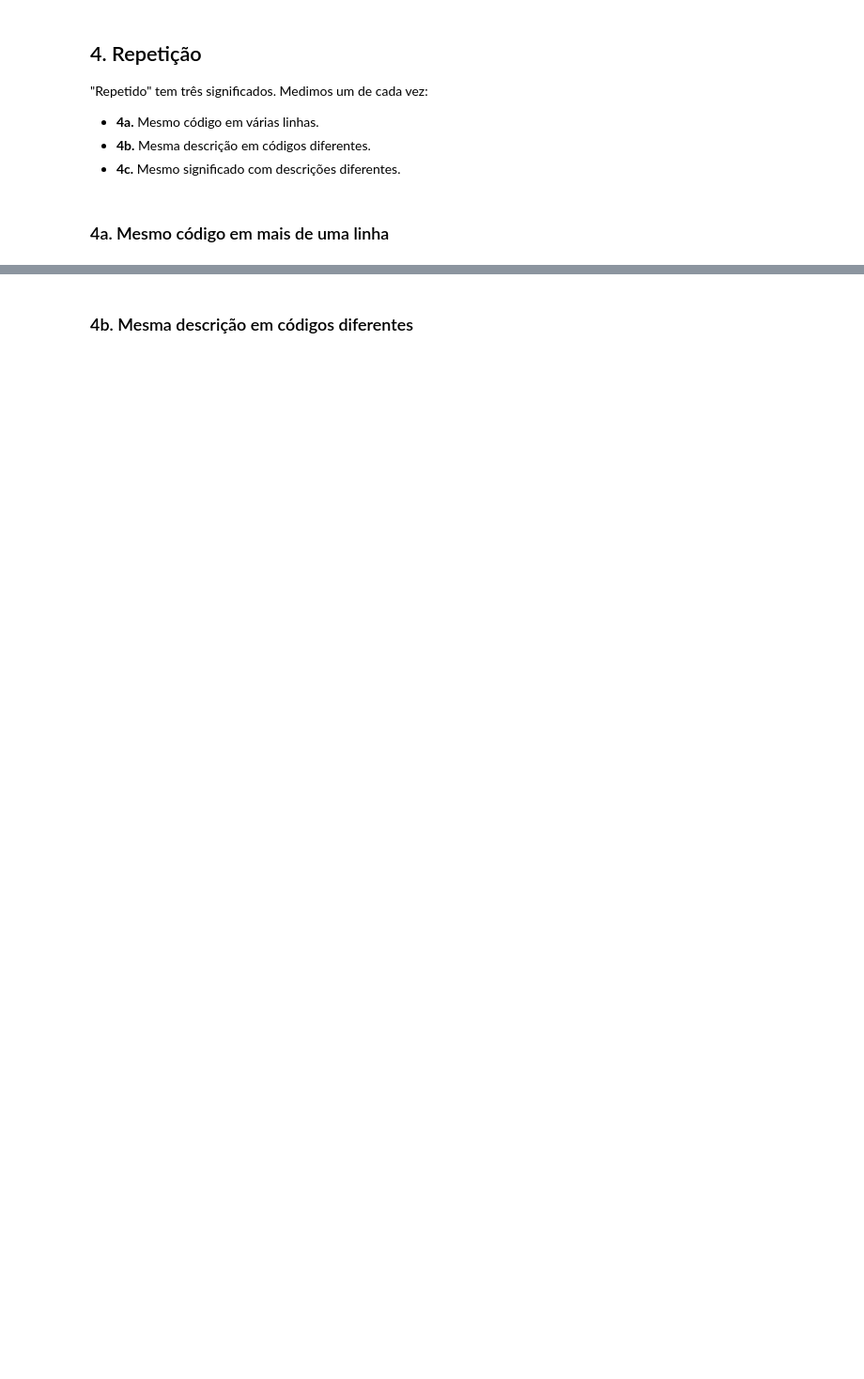
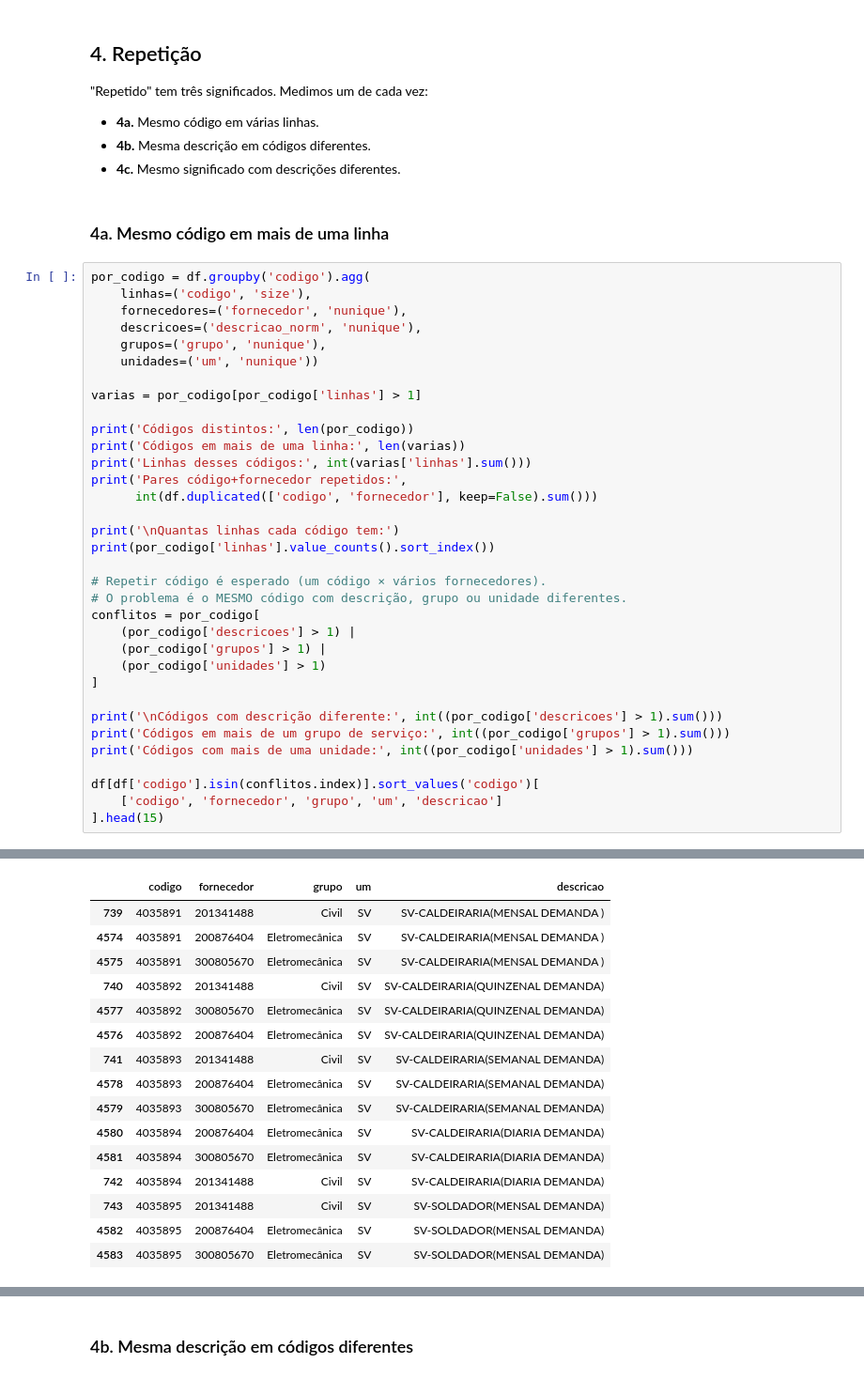
Before and after one commit to rouxstuff/desafio_gc, a Jupyter notebook: diagnostico_gerdau .ipynb, the cells around one changed output, grey strips where cells are left out. Shown at 94% size. Drawn from its saved outputs; the diff is of its cells as text; blank space fills up the shorter version.

```diff
--- a/diagnostico_gerdau .ipynb
+++ b/diagnostico_gerdau .ipynb
@@ -453,3 +609,38 @@ display(grupos.head(30))
 - **4c.** Mesmo significado com descrições diferentes.
 # %% [markdown]
 ### 4a. Mesmo código em mais de uma linha
+# %%
+por_codigo = df.groupby('codigo').agg(
+    linhas=('codigo', 'size'),
+    fornecedores=('fornecedor', 'nunique'),
+    descricoes=('descricao_norm', 'nunique'),
+    grupos=('grupo', 'nunique'),
+    unidades=('um', 'nunique'))
+
+varias = por_codigo[por_codigo['linhas'] > 1]
+
+print('Códigos distintos:', len(por_codigo))
+print('Códigos em mais de uma linha:', len(varias))
+print('Linhas desses códigos:', int(varias['linhas'].sum()))
+print('Pares código+fornecedor repetidos:',
+      int(df.duplicated(['codigo', 'fornecedor'], keep=False).sum()))
+
+print('\nQuantas linhas cada código tem:')
+print(por_codigo['linhas'].value_counts().sort_index())
+
+# Repetir código é esperado (um código × vários fornecedores).
+# O problema é o MESMO código com descrição, grupo ou unidade diferentes.
+conflitos = por_codigo[
+    (por_codigo['descricoes'] > 1) |
+    (por_codigo['grupos'] > 1) |
+    (por_codigo['unidades'] > 1)
+]
+
+print('\nCódigos com descrição diferente:', int((por_codigo['descricoes'] > 1).sum()))
+print('Códigos em mais de um grupo de serviço:', int((por_codigo['grupos'] > 1).sum()))
+print('Códigos com mais de uma unidade:', int((por_codigo['unidades'] > 1).sum()))
+
+df[df['codigo'].isin(conflitos.index)].sort_values('codigo')[
+    ['codigo', 'fornecedor', 'grupo', 'um', 'descricao']
+].head(15)
+# %% [output]
@@ -455,0 +665,16 @@ display(grupos.head(30))
+|  | codigo | fornecedor | grupo | um | descricao |
+| 739 | 4035891 | 201341488 | Civil | SV | SV-CALDEIRARIA(MENSAL DEMANDA ) |
+| 4574 | 4035891 | 200876404 | Eletromecânica | SV | SV-CALDEIRARIA(MENSAL DEMANDA ) |
+| 4575 | 4035891 | 300805670 | Eletromecânica | SV | SV-CALDEIRARIA(MENSAL DEMANDA ) |
+| 740 | 4035892 | 201341488 | Civil | SV | SV-CALDEIRARIA(QUINZENAL DEMANDA) |
+| 4577 | 4035892 | 300805670 | Eletromecânica | SV | SV-CALDEIRARIA(QUINZENAL DEMANDA) |
+| 4576 | 4035892 | 200876404 | Eletromecânica | SV | SV-CALDEIRARIA(QUINZENAL DEMANDA) |
+| 741 | 4035893 | 201341488 | Civil | SV | SV-CALDEIRARIA(SEMANAL DEMANDA) |
+| 4578 | 4035893 | 200876404 | Eletromecânica | SV | SV-CALDEIRARIA(SEMANAL DEMANDA) |
+| 4579 | 4035893 | 300805670 | Eletromecânica | SV | SV-CALDEIRARIA(SEMANAL DEMANDA) |
+| 4580 | 4035894 | 200876404 | Eletromecânica | SV | SV-CALDEIRARIA(DIARIA DEMANDA) |
+| 4581 | 4035894 | 300805670 | Eletromecânica | SV | SV-CALDEIRARIA(DIARIA DEMANDA) |
+| 742 | 4035894 | 201341488 | Civil | SV | SV-CALDEIRARIA(DIARIA DEMANDA) |
+| 743 | 4035895 | 201341488 | Civil | SV | SV-SOLDADOR(MENSAL DEMANDA) |
+| 4582 | 4035895 | 200876404 | Eletromecânica | SV | SV-SOLDADOR(MENSAL DEMANDA) |
+| 4583 | 4035895 | 300805670 | Eletromecânica | SV | SV-SOLDADOR(MENSAL DEMANDA) |
```
Also changed, not shown: parts of 13 cells of this notebook.
